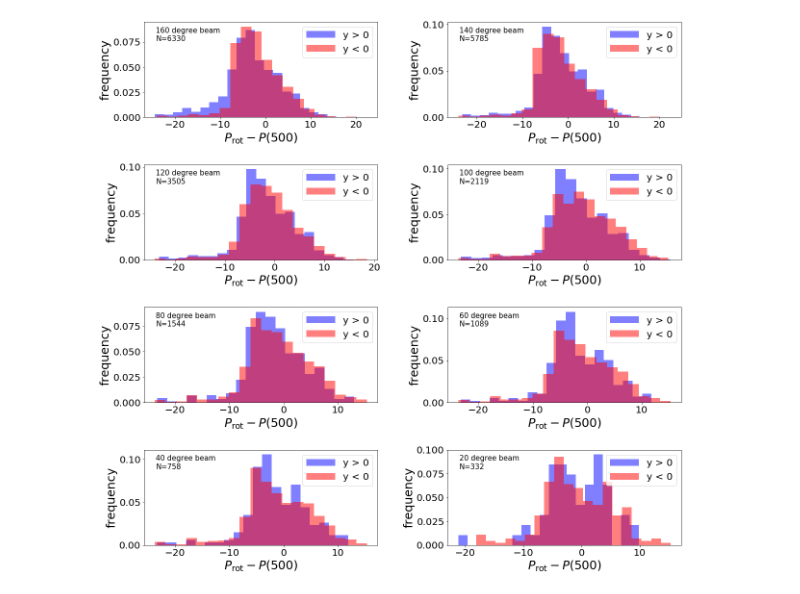
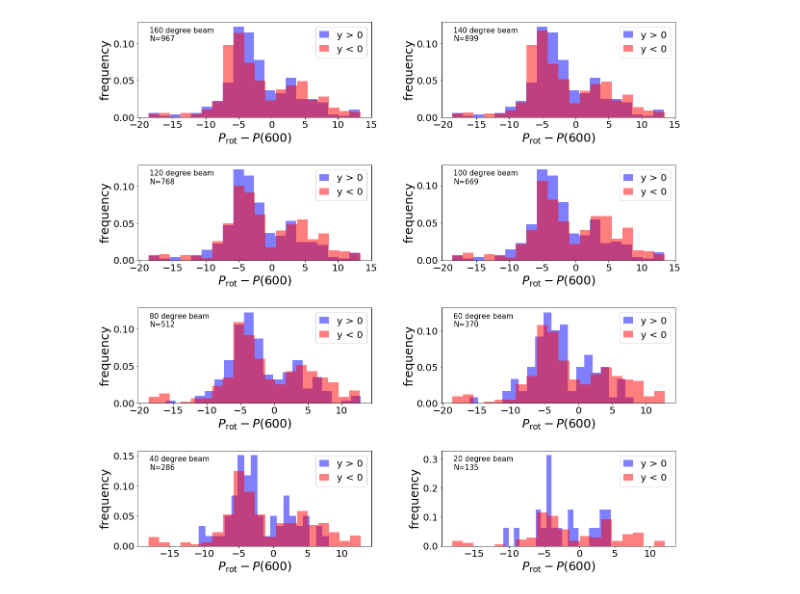
Before and after one commit to tagordon/k2rot, a Jupyter notebook: round/figures/direction.ipynb, the cells around one changed output. Saved outputs shown, nothing was run; the diff lists cells and outputs as text; code cells hidden in the pictures.

Commit message:
added figures

```diff
--- a/round/figures/direction.ipynb
+++ b/round/figures/direction.ipynb
@@ -23,3 +23,22 @@ ycoord = df['galcen_y']
 angle = np.arctan(ycoord/xcoord)*180/np.pi
 
 theta = np.array([10, 20, 30, 40, 50, 60, 70, 80])
+# %%
+gyr_age = 600
+gyrochrone = gyr.MM09e3(df['B_V'], gyr_age)
+finite_age_mask = np.isfinite(gyrochrone)
+color_mask = (df['B_V'] > 1.2) & (df['B_V'] < 1.4)
+fig, axs = pl.subplots(4, 2, figsize=(20, 20))
+pl.subplots_adjust(wspace=0.3, hspace=0.5)
+axs = np.concatenate(axs)
+for i in range(len(theta)):
+    forward = (np.abs(angle) > theta[i]) & (ycoord > 0)
+    backward = (np.abs(angle) > theta[i]) & (ycoord < 0)
+    perdiff = np.exp(df['logperiod_mean'][finite_age_mask & color_mask]) - gyrochrone[finite_age_mask & color_mask]
+    axs[i].annotate("{0} degree beam\nN={1}".format(180-2*theta[i], len(perdiff[forward])+len(perdiff[backward])),
+                    xy=(0.05, 0.8), xycoords='axes fraction', fontsize=15)
+    axs[i].hist(perdiff[forward], color='b', density=True, bins=20, alpha=0.5, label="y > 0")
+    axs[i].hist(perdiff[backward], color='r', density=True, bins=20, alpha=0.5, label="y < 0")
+    axs[i].legend(loc="upper right")
+    axs[i].set_xlabel(r'$P_\mathrm{{rot}} - P({0})$'.format(gyr_age))
+    axs[i].set_ylabel('frequency')
@@ -26,19 +47,20 @@ theta = np.array([10, 20, 30, 40, 50, 60, 70, 80])
 # %%
 gyrochrone = gyr.MM09e3(df['B_V'], 600)
 finite_age_mask = np.isfinite(gyrochrone)
+noclusters = (df['k2_campaign_str'] != b'16') & (df['k2_campaign_str'] != b'5') & (df['k2_campaign_str'] != b'4')
 fig, axs = pl.subplots(4, 2, figsize=(20, 20))
 pl.subplots_adjust(wspace=0.3, hspace=0.5)
 axs = np.concatenate(axs)
 for i in range(len(theta)):
     forward = (np.abs(angle) > theta[i]) & (ycoord > 0)
     backward = (np.abs(angle) > theta[i]) & (ycoord < 0)
-    perdiff = np.exp(df['logperiod_mean'][finite_age_mask]) - gyrochrone[finite_age_mask]
+    perdiff = np.exp(df['logperiod_mean'][finite_age_mask & noclusters & color_mask]) - gyrochrone[finite_age_mask & noclusters & color_mask]
     axs[i].annotate("{0} degree beam\nN={1}".format(180-2*theta[i], len(perdiff[forward])+len(perdiff[backward])),
                     xy=(0.05, 0.8), xycoords='axes fraction', fontsize=15)
     axs[i].hist(perdiff[forward], color='b', density=True, bins=20, alpha=0.5, label="y > 0")
     axs[i].hist(perdiff[backward], color='r', density=True, bins=20, alpha=0.5, label="y < 0")
     axs[i].legend(loc="upper right")
-    axs[i].set_xlabel(r'$P_\mathrm{rot} - P(500)$')
+    axs[i].set_xlabel(r'$P_\mathrm{{rot}} - P({0})$'.format(gyr_age))
     axs[i].set_ylabel('frequency')
 # %% [output]
-[figure, old version]
+[figure, new version]
```
Also changed, not shown: parts of 3 cells of this notebook, 4 other files.
